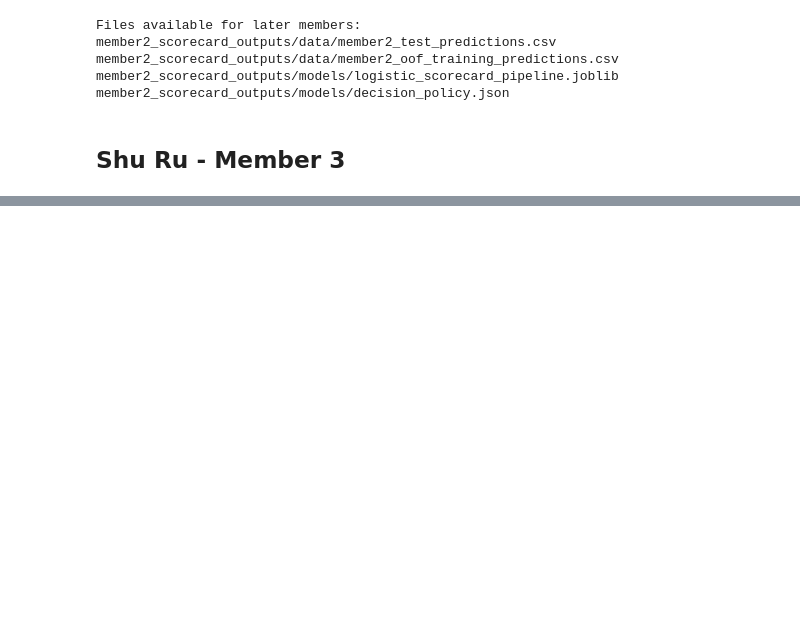
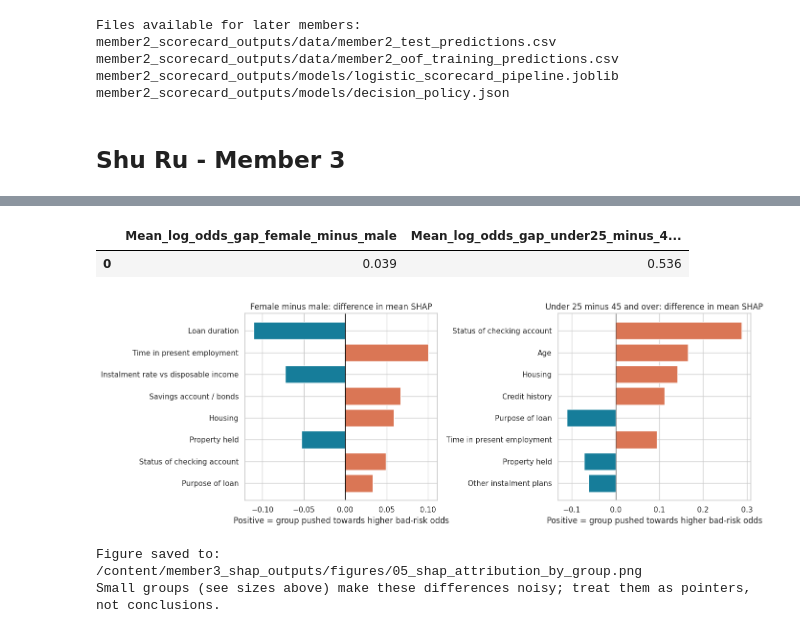
Before and after one commit to Shuru311/IDS2023Lab, a Jupyter notebook: BAA_5123_AI_Credit_Scoring.ipynb, the cells around one changed output, grey strips where cells are left out. Saved outputs shown, nothing was run; the diff lists cells and outputs as text; code cells hidden in the pictures; blank space fills up the shorter version.

```diff
--- a/BAA_5123_AI_Credit_Scoring.ipynb
+++ b/BAA_5123_AI_Credit_Scoring.ipynb
@@ -4317,0 +5458,73 @@ member2_scorecard_outputs/models/decision_policy.json
+# %%
+# ============================================================
+# STEP 63: SHAP ATTRIBUTION BY AUDIT GROUP (DIAGNOSTIC)
+# ============================================================
+
+# Sex is NOT a model input, and age enters directly. This table
+# shows WHICH features move each group's average risk, to help
+# Member 4 interpret any approval-rate gap. It is diagnostic only
+# and not itself a fairness test.
+
+audit_groups = (
+    test_df[["sex_audit", "age_group_audit"]]
+    .astype(str)
+    .reset_index(drop=True)
+)
+
+shap_reset = scorecard_shap.reset_index(drop=True)
+
+sex_attribution = shap_reset.groupby(audit_groups["sex_audit"]).mean().T
+sex_attribution["female_minus_male"] = (
+    sex_attribution["female"] - sex_attribution["male"]
+)
+
+age_attribution = shap_reset.groupby(audit_groups["age_group_audit"]).mean().T
+age_attribution["under_25_minus_45_and_over"] = (
+    age_attribution["under_25"] - age_attribution["45_and_over"]
+)
+
+group_sizes = pd.concat([
+    audit_groups["sex_audit"].value_counts(),
+    audit_groups["age_group_audit"].value_counts()
+]).rename("Test_customers")
+
+display(group_sizes.to_frame())
+
+summary_rows = pd.DataFrame({
+    "Mean_log_odds_gap_female_minus_male": [
+        sex_attribution["female_minus_male"].sum()
+    ],
+    "Mean_log_odds_gap_under25_minus_45plus": [
+        age_attribution["under_25_minus_45_and_over"].sum()
+    ]
+})
+
+display(summary_rows.round(3))
+
+fig, axes = plt.subplots(1, 2, figsize=(14, 5))
+
+for ax, table, column, title in [
+    (axes[0], sex_attribution, "female_minus_male", "Female minus male"),
+    (axes[1], age_attribution, "under_25_minus_45_and_over", "Under 25 minus 45 and over")
+]:
+    top = table[column].reindex(
+        table[column].abs().sort_values(ascending=False).index
+    ).head(8)[::-1]
+
+    ax.barh(
+        [REASON_LABELS[f] for f in top.index],
+        top.to_numpy(),
+        color=np.where(top.to_numpy() > 0, "#DA7655", "#167D9A")
+    )
+
+    ax.axvline(0, color="black", linewidth=0.8)
+    ax.set_title(f"{title}: difference in mean SHAP")
+    ax.set_xlabel("Positive = group pushed towards higher bad-risk odds")
+
+finish_member3_plot("05_shap_attribution_by_group")
+
+print(
+    "Small groups (see sizes above) make these differences noisy; "
+    "treat them as pointers, not conclusions."
+)
+# %% [output]
@@ -4317,0 +5537,5 @@ member2_scorecard_outputs/models/decision_policy.json
+|  | Mean_log_odds_gap_female_minus_male | Mean_log_odds_gap_under25_minus_4... |
+| 0 | 0.039 | 0.536 |
+[figure, added]
+Figure saved to: /content/member3_shap_outputs/figures/05_shap_attribution_by_group.png
+Small groups (see sizes above) make these differences noisy; treat them as pointers, not conclusions.
```
Also changed, not shown: parts of 36 cells of this notebook.
